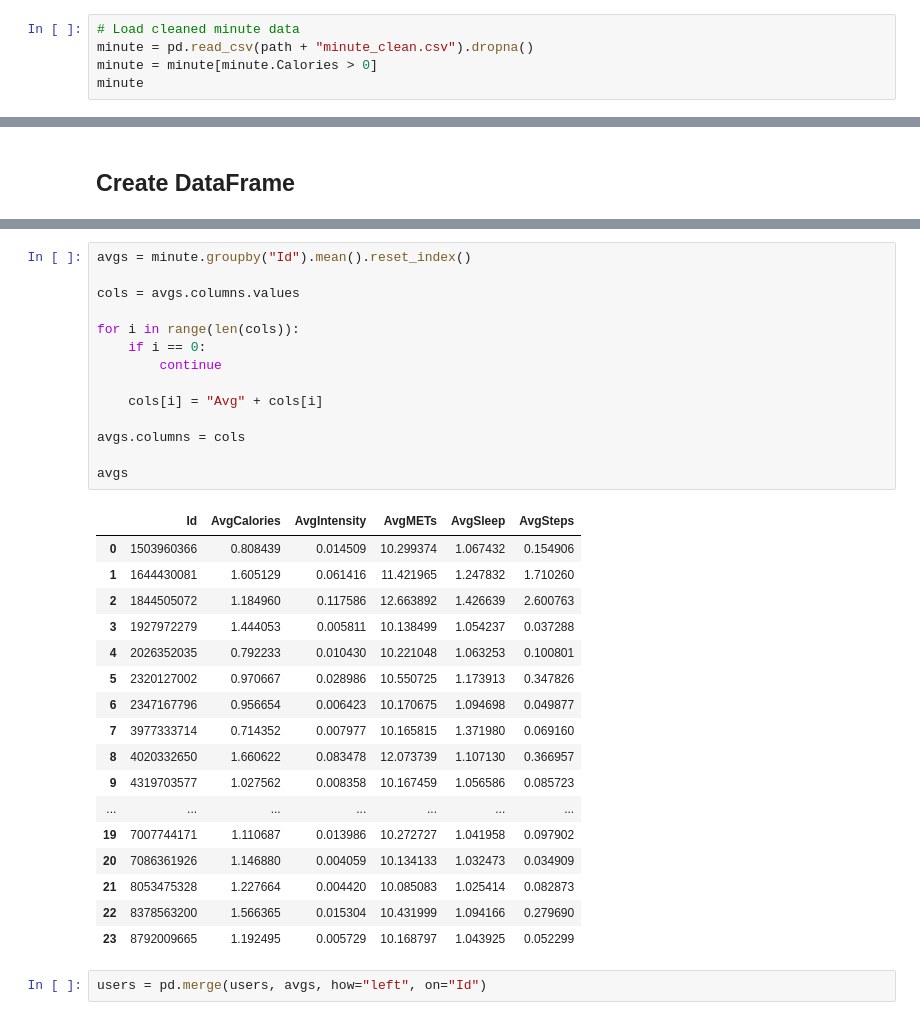
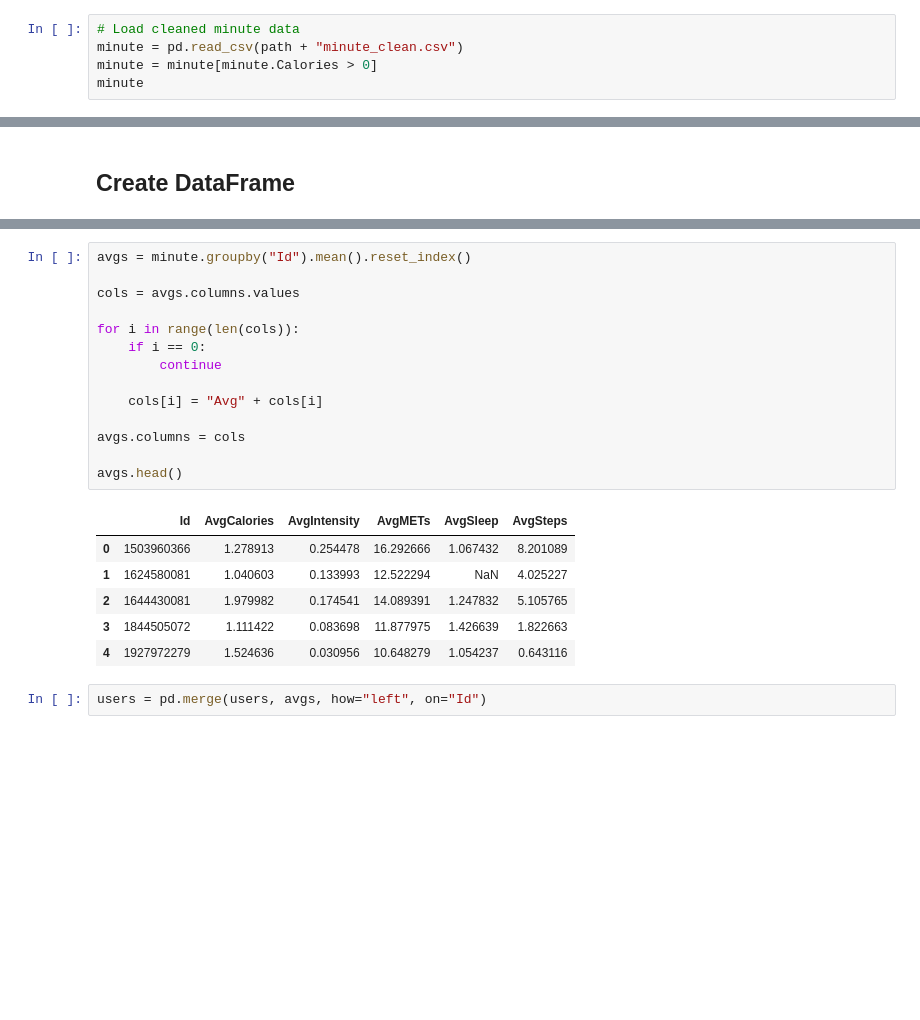
Before and after one commit to ericzander/gda-smart-device, a Jupyter notebook: notebooks/users.ipynb, the cells around one changed output, grey strips where cells are left out. Cells and saved outputs as stored; diff of their text form; blank space fills up the shorter version.

```diff
--- a/notebooks/users.ipynb
+++ b/notebooks/users.ipynb
@@ -15,7 +15,7 @@ sns.set_theme()
 path = "../data/cleaned/"
 # %%
 # Load cleaned minute data
-minute = pd.read_csv(path + "minute_clean.csv").dropna()
+minute = pd.read_csv(path + "minute_clean.csv")
 minute = minute[minute.Calories > 0]
 minute
 # %% [output]
@@ -87,35 +91,24 @@ users
 # %%
 avgs = minute.groupby("Id").mean().reset_index()
 
 cols = avgs.columns.values
 
 for i in range(len(cols)):
     if i == 0:
         continue
 
     cols[i] = "Avg" + cols[i]
 
 avgs.columns = cols
 
-avgs
+avgs.head()
 # %% [output]
 |  | Id | AvgCalories | AvgIntensity | AvgMETs | AvgSleep | AvgSteps |
-| 0 | 1503960366 | 0.808439 | 0.014509 | 10.299374 | 1.067432 | 0.154906 |
-| 1 | 1644430081 | 1.605129 | 0.061416 | 11.421965 | 1.247832 | 1.710260 |
-| 2 | 1844505072 | 1.184960 | 0.117586 | 12.663892 | 1.426639 | 2.600763 |
-| 3 | 1927972279 | 1.444053 | 0.005811 | 10.138499 | 1.054237 | 0.037288 |
-| 4 | 2026352035 | 0.792233 | 0.010430 | 10.221048 | 1.063253 | 0.100801 |
-| 5 | 2320127002 | 0.970667 | 0.028986 | 10.550725 | 1.173913 | 0.347826 |
-| 6 | 2347167796 | 0.956654 | 0.006423 | 10.170675 | 1.094698 | 0.049877 |
-| 7 | 3977333714 | 0.714352 | 0.007977 | 10.165815 | 1.371980 | 0.069160 |
-| 8 | 4020332650 | 1.660622 | 0.083478 | 12.073739 | 1.107130 | 0.366957 |
-| 9 | 4319703577 | 1.027562 | 0.008358 | 10.167459 | 1.056586 | 0.085723 |
-| ... | ... | ... | ... | ... | ... | ... |
-| 19 | 7007744171 | 1.110687 | 0.013986 | 10.272727 | 1.041958 | 0.097902 |
-| 20 | 7086361926 | 1.146880 | 0.004059 | 10.134133 | 1.032473 | 0.034909 |
-| 21 | 8053475328 | 1.227664 | 0.004420 | 10.085083 | 1.025414 | 0.082873 |
-| 22 | 8378563200 | 1.566365 | 0.015304 | 10.431999 | 1.094166 | 0.279690 |
-| 23 | 8792009665 | 1.192495 | 0.005729 | 10.168797 | 1.043925 | 0.052299 |
+| 0 | 1503960366 | 1.278913 | 0.254478 | 16.292666 | 1.067432 | 8.201089 |
+| 1 | 1624580081 | 1.040603 | 0.133993 | 12.522294 | NaN | 4.025227 |
+| 2 | 1644430081 | 1.979982 | 0.174541 | 14.089391 | 1.247832 | 5.105765 |
+| 3 | 1844505072 | 1.111422 | 0.083698 | 11.877975 | 1.426639 | 1.822663 |
+| 4 | 1927972279 | 1.524636 | 0.030956 | 10.648279 | 1.054237 | 0.643116 |
 # %%
 users = pd.merge(users, avgs, how="left", on="Id")
 # %%
```
Also changed, not shown: parts of 19 cells of this notebook, 16 other files.
